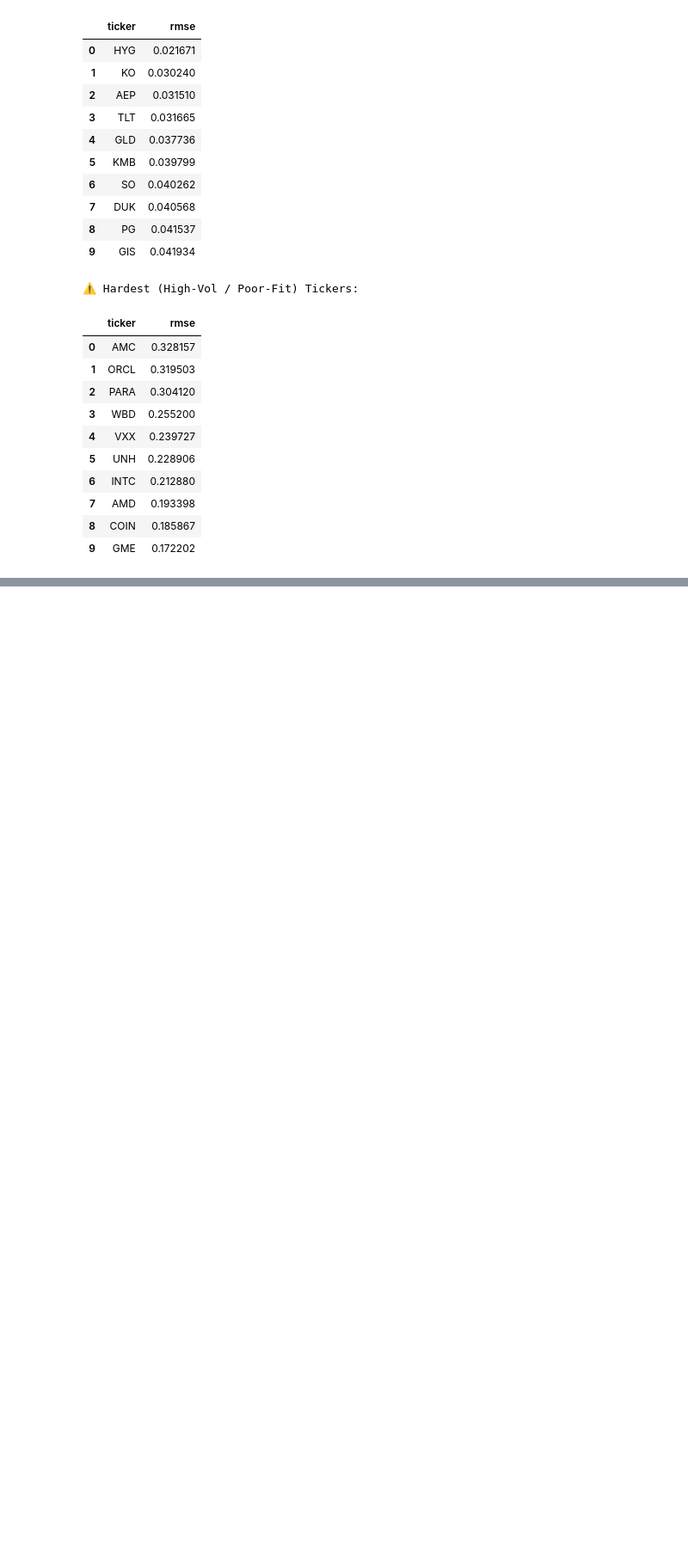
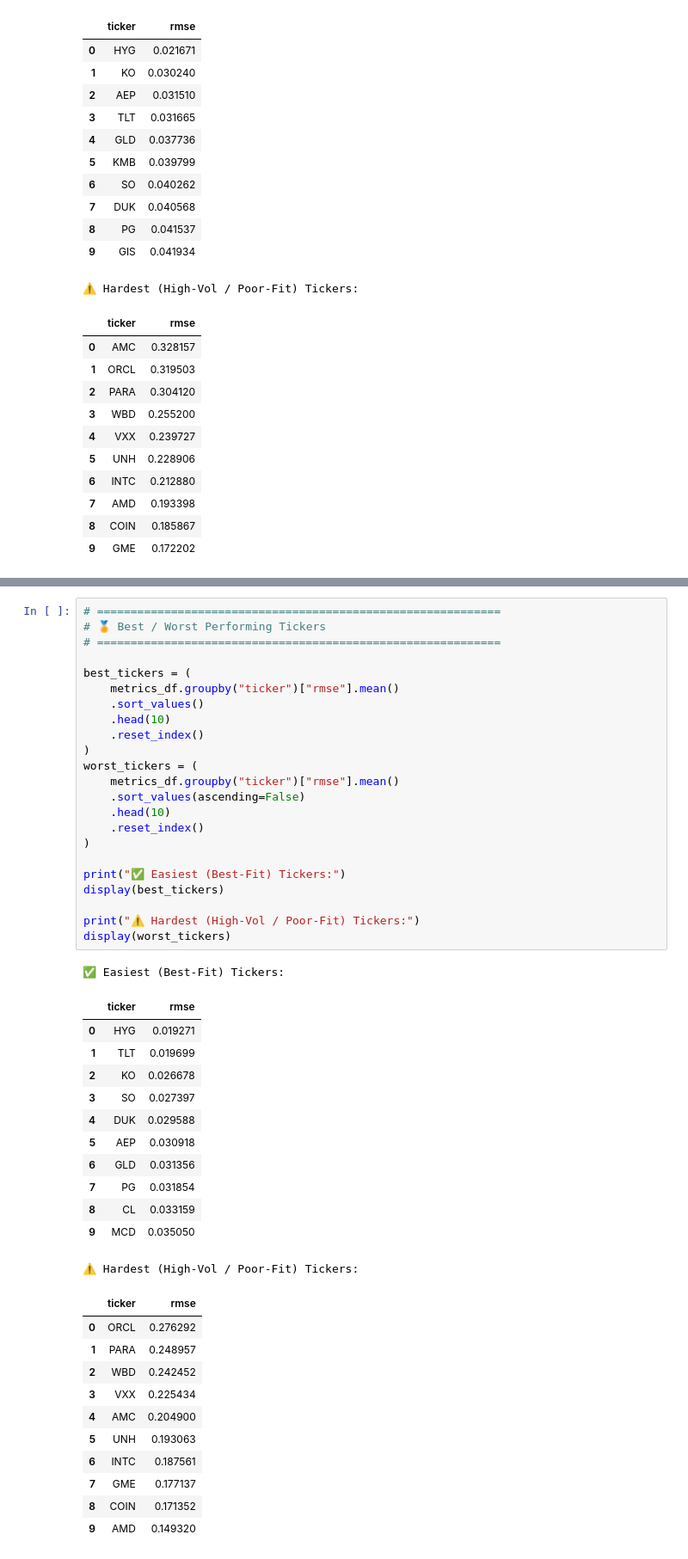
Before and after one commit to rahulmkarthik/VolSense, a Jupyter notebook: notebooks/global_lstm_training_multi.ipynb, the cells around one changed output, grey strips where cells are left out. Shown at 86% size. Saved outputs shown, nothing was run; the diff lists cells and outputs as text; blank space fills up the shorter version.

```diff
--- a/notebooks/global_lstm_training_multi.ipynb
+++ b/notebooks/global_lstm_training_multi.ipynb
@@ -885,0 +1097,48 @@ Epoch 9/30 | Train Loss: 0.0113 | Val Loss: 0.0136
+# %%
+# ============================================================
+# 🏅 Best / Worst Performing Tickers
+# ============================================================
+
+best_tickers = (
+    metrics_df.groupby("ticker")["rmse"].mean()
+    .sort_values()
+    .head(10)
+    .reset_index()
+)
+worst_tickers = (
+    metrics_df.groupby("ticker")["rmse"].mean()
+    .sort_values(ascending=False)
+    .head(10)
+    .reset_index()
+)
+
+print("✅ Easiest (Best-Fit) Tickers:")
+display(best_tickers)
+
+print("⚠️ Hardest (High-Vol / Poor-Fit) Tickers:")
+display(worst_tickers)
+# %% [output]
+✅ Easiest (Best-Fit) Tickers:
+|  | ticker | rmse |
+| 0 | HYG | 0.019271 |
+| 1 | TLT | 0.019699 |
+| 2 | KO | 0.026678 |
+| 3 | SO | 0.027397 |
+| 4 | DUK | 0.029588 |
+| 5 | AEP | 0.030918 |
+| 6 | GLD | 0.031356 |
+| 7 | PG | 0.031854 |
+| 8 | CL | 0.033159 |
+| 9 | MCD | 0.035050 |
+⚠️ Hardest (High-Vol / Poor-Fit) Tickers:
+|  | ticker | rmse |
+| 0 | ORCL | 0.276292 |
+| 1 | PARA | 0.248957 |
+| 2 | WBD | 0.242452 |
+| 3 | VXX | 0.225434 |
+| 4 | AMC | 0.204900 |
+| 5 | UNH | 0.193063 |
+| 6 | INTC | 0.187561 |
+| 7 | GME | 0.177137 |
+| 8 | COIN | 0.171352 |
+| 9 | AMD | 0.149320 |
```
Also changed, not shown: parts of 17 cells of this notebook, 31 other files.
